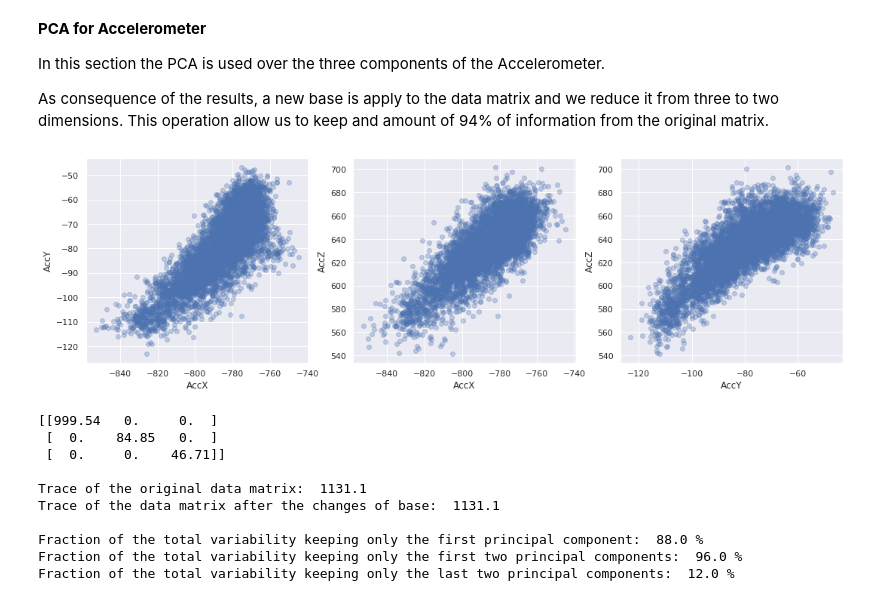
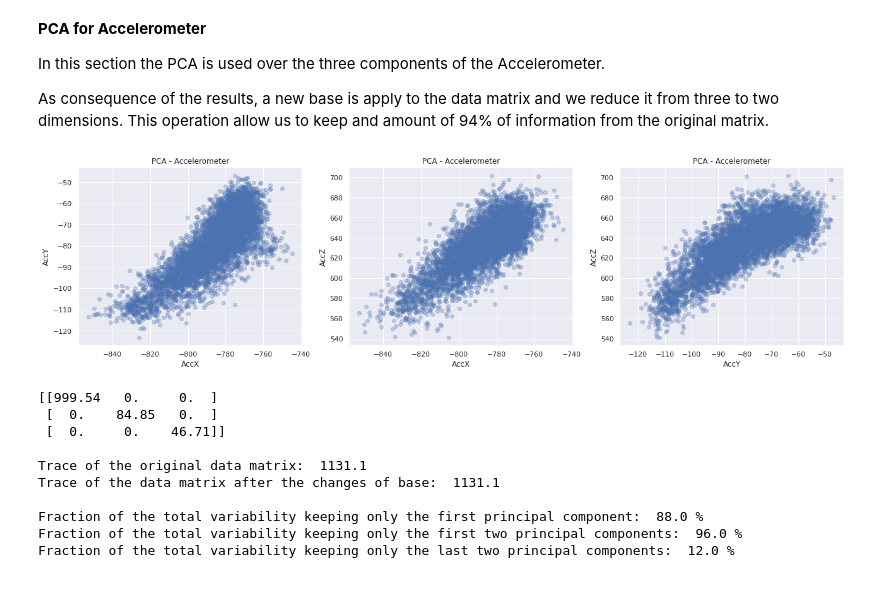
Before and after one commit to CrostaBot/HeartRateEstimation, a Jupyter notebook: BCG.ipynb, the cells around one changed output. Drawn from its saved outputs; the diff is of its cells as text; code cells hidden in the pictures.

Commit message:
BCG plot

```diff
--- a/BCG.ipynb
+++ b/BCG.ipynb
@@ -72,6 +72,9 @@ df_chair.head()
 2. Plot selected data in function of time and choose a properly time window over which to perform the analysis. Pay attention on time rappresentation and the measurament unit.
 # %%
 ##### PLOT OF THE DATA #####
+matplotlib.rcParams['mathtext.fontset'] = 'cm'
+matplotlib.rcParams['font.family'] = 'STIXGeneral'
+sns.set()
 
 # create the subplots
 figure, axis = plt.subplots(1,2, figsize = (15,5))
@@ -93,6 +96,7 @@ axis[1].set_xlabel('Time [s]')
 axis[1].set_ylabel('Angular velocity [dps]')
 axis[1].set_title('GYROSCOPE')
 axis[1].legend(loc = 1)
+#plt.savefig("Images/BCG/data.png")
 
 # create the subplots for a detail of the previous ones
 figure, axis = plt.subplots(1,2, figsize = (15,5))
@@ -113,10 +117,11 @@ axis[1].plot(time,gyroY,'b',label = 'gyroY')
 axis[1].plot(time,gyroZ,'g',label = 'gyroZ')
 axis[1].set_xlabel('Time [s]')
 axis[1].set_ylabel('Angular velocity [dps]')
-axis[1].set_title('GYROSCOPE')
+axis[1].set_title('Detail of Gyroscope')
 axis[1].set_ylim([-10,10])
 axis[1].set_xlim([10,25])
 axis[1].legend(loc = 1)
+#plt.savefig("Images/BCG/data2.png")
 
 plt.show()
 # %% [output]
@@ -151,24 +156,29 @@ As consequence of the results, a new base is apply to the data matrix and we red
 # %%
 # create the matrix for the PCA technique, in the rows there are the AccX, AccY, AccZ measurments, and each
 # column represents a data sample
 matplotlib.rcParams['mathtext.fontset'] = 'cm'
 matplotlib.rcParams['font.family'] = 'STIXGeneral'
 sns.set()
 X_acc = np.array([accX, accY, accZ])
 
 figure, axis = plt.subplots(1,3, figsize = (18,5))
 axis[0].scatter(X_acc[0,:], X_acc[1,:], alpha=0.3, color = 'b')
 axis[0].set_xlabel('AccX')
 axis[0].set_ylabel('AccY')
+axis[0].set_title('PCA - Accelerometer')
 axis[1].scatter(X_acc[0,:], X_acc[2,:], alpha=0.3, color = 'b')
 axis[1].set_xlabel('AccX')
 axis[1].set_ylabel('AccZ')
+axis[1].set_title('PCA - Accelerometer')
 axis[2].scatter(X_acc[1,:], X_acc[2,:], alpha=0.3, color = 'b')
 axis[2].set_xlabel('AccY')
 axis[2].set_ylabel('AccZ')
+axis[2].set_title('PCA - Accelerometer')
+figure.tight_layout()
+#plt.savefig("Images/BCG/PCA_acc.png")
 plt.show()
 # %% [output]
-[figure, old version]
+[figure, new version]
 # %%
 # compute the mean of X and subtract it to obtain a zero main matrix X
 avg = X_acc.mean()
```
Also changed, not shown: parts of 11 cells of this notebook.
